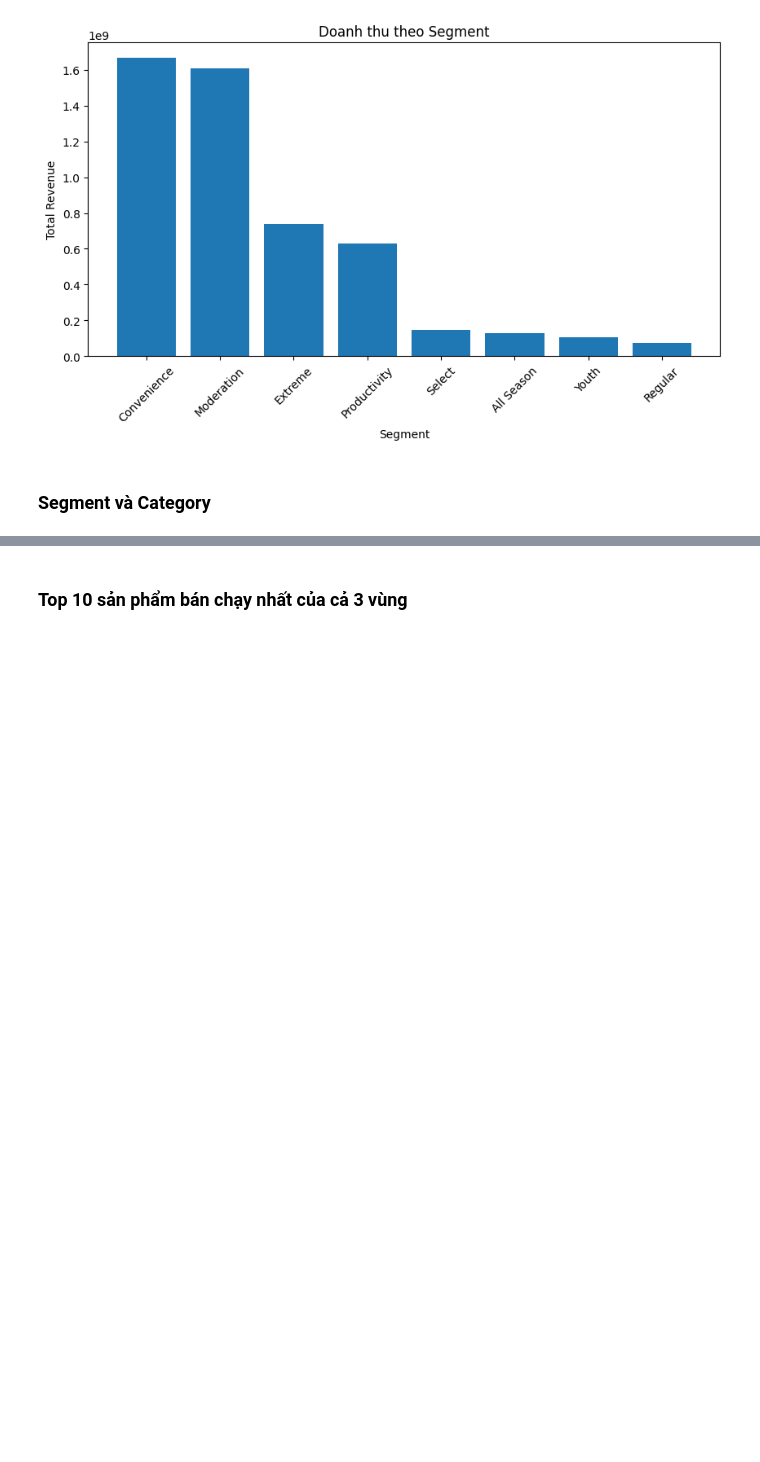
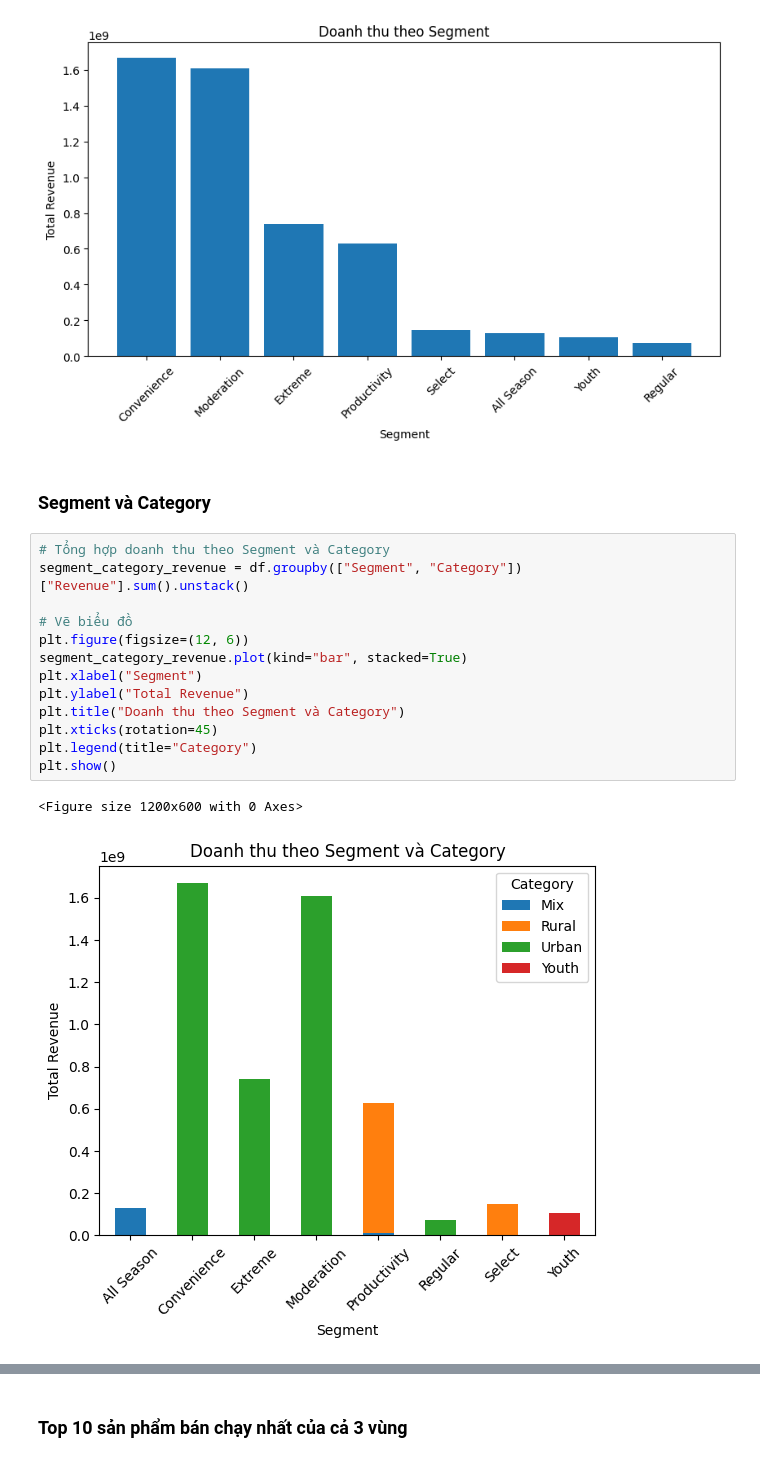
Before and after one commit to HaiAu2501/Try-Some-Models, a Jupyter notebook: tasks/1.ipynb, the cells around one changed output, grey strips where cells are left out. Cells and saved outputs as stored; diff of their text form; blank space fills up the shorter version.

```diff
--- a/tasks/1.ipynb
+++ b/tasks/1.ipynb
@@ -249,3 +250,19 @@ plt.show()
 [figure]
 # %% [markdown]
 ### Segment và Category
+# %%
+# Tổng hợp doanh thu theo Segment và Category
+segment_category_revenue = df.groupby(["Segment", "Category"])["Revenue"].sum().unstack()
+
+# Vẽ biểu đồ
+plt.figure(figsize=(12, 6))
+segment_category_revenue.plot(kind="bar", stacked=True)
+plt.xlabel("Segment")
+plt.ylabel("Total Revenue")
+plt.title("Doanh thu theo Segment và Category")
+plt.xticks(rotation=45)
+plt.legend(title="Category")
+plt.show()
+# %% [output]
+<Figure size 1200x600 with 0 Axes>
+[figure, added]
```
Also changed, not shown: parts of 18 cells of this notebook.
